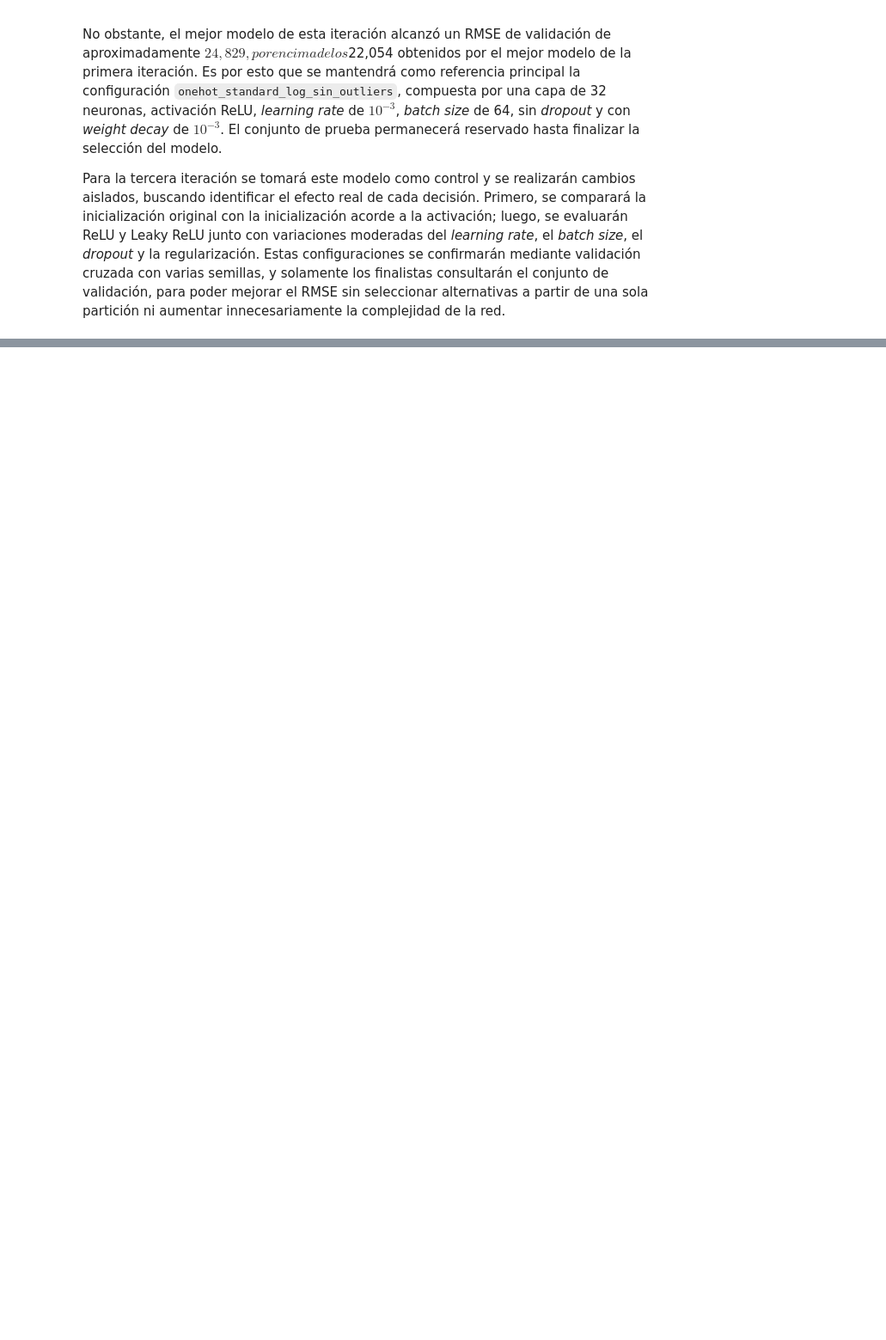
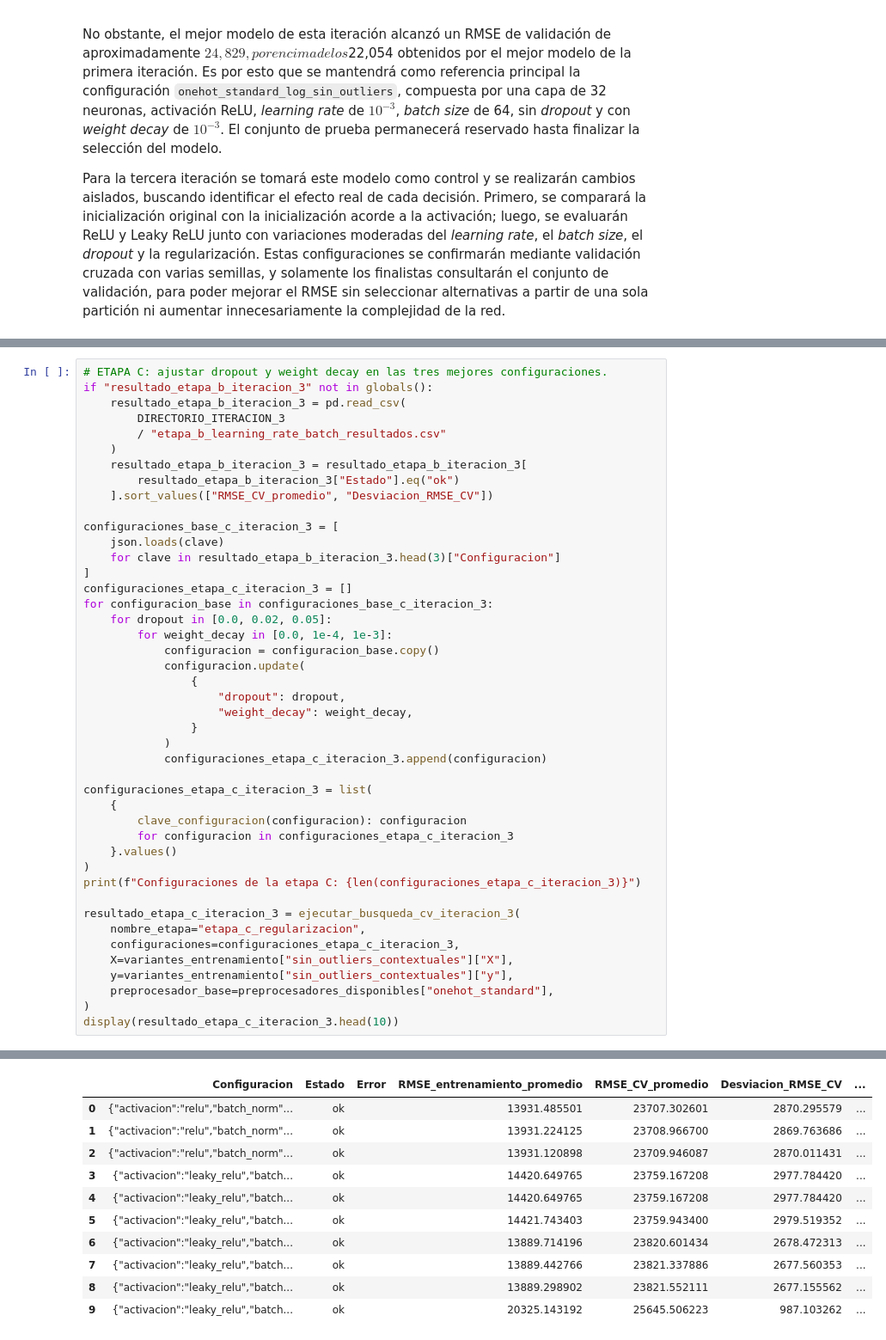
Before and after one commit to Bamo0507/Proyecto_1_Casas_Redes, a Jupyter notebook: Proyecto1.ipynb, the cells around one changed output, grey strips where cells are left out. Shown at 86% size. Saved outputs shown, nothing was run; the diff lists cells and outputs as text; blank space fills up the shorter version.

```diff
--- a/Proyecto1.ipynb
+++ b/Proyecto1.ipynb
@@ -3411,0 +3807,45 @@ Para la tercera iteración se tomará este modelo como control y se realizarán
+# %%
+# ETAPA C: ajustar dropout y weight decay en las tres mejores configuraciones.
+if "resultado_etapa_b_iteracion_3" not in globals():
+    resultado_etapa_b_iteracion_3 = pd.read_csv(
+        DIRECTORIO_ITERACION_3
+        / "etapa_b_learning_rate_batch_resultados.csv"
+    )
+    resultado_etapa_b_iteracion_3 = resultado_etapa_b_iteracion_3[
+        resultado_etapa_b_iteracion_3["Estado"].eq("ok")
+    ].sort_values(["RMSE_CV_promedio", "Desviacion_RMSE_CV"])
+
+configuraciones_base_c_iteracion_3 = [
+    json.loads(clave)
+    for clave in resultado_etapa_b_iteracion_3.head(3)["Configuracion"]
+]
+configuraciones_etapa_c_iteracion_3 = []
+for configuracion_base in configuraciones_base_c_iteracion_3:
+    for dropout in [0.0, 0.02, 0.05]:
+        for weight_decay in [0.0, 1e-4, 1e-3]:
+            configuracion = configuracion_base.copy()
+            configuracion.update(
+                {
+                    "dropout": dropout,
+                    "weight_decay": weight_decay,
+                }
+            )
+            configuraciones_etapa_c_iteracion_3.append(configuracion)
+
+configuraciones_etapa_c_iteracion_3 = list(
+    {
+        clave_configuracion(configuracion): configuracion
+        for configuracion in configuraciones_etapa_c_iteracion_3
+    }.values()
+)
+print(f"Configuraciones de la etapa C: {len(configuraciones_etapa_c_iteracion_3)}")
+
+resultado_etapa_c_iteracion_3 = ejecutar_busqueda_cv_iteracion_3(
+    nombre_etapa="etapa_c_regularizacion",
+    configuraciones=configuraciones_etapa_c_iteracion_3,
+    X=variantes_entrenamiento["sin_outliers_contextuales"]["X"],
+    y=variantes_entrenamiento["sin_outliers_contextuales"]["y"],
+    preprocesador_base=preprocesadores_disponibles["onehot_standard"],
+)
+display(resultado_etapa_c_iteracion_3.head(10))
+# %% [output]
@@ -3411,0 +3869,11 @@ Para la tercera iteración se tomará este modelo como control y se realizarán
+|  | Configuracion | Estado | Error | RMSE_entrenamiento_promedio | RMSE_CV_promedio | Desviacion_RMSE_CV | ... |
+| 0 | {"activacion":"relu","batch_norm"... | ok |  | 13931.485501 | 23707.302601 | 2870.295579 | ... |
+| 1 | {"activacion":"relu","batch_norm"... | ok |  | 13931.224125 | 23708.966700 | 2869.763686 | ... |
+| 2 | {"activacion":"relu","batch_norm"... | ok |  | 13931.120898 | 23709.946087 | 2870.011431 | ... |
+| 3 | {"activacion":"leaky_relu","batch... | ok |  | 14420.649765 | 23759.167208 | 2977.784420 | ... |
+| 4 | {"activacion":"leaky_relu","batch... | ok |  | 14420.649765 | 23759.167208 | 2977.784420 | ... |
+| 5 | {"activacion":"leaky_relu","batch... | ok |  | 14421.743403 | 23759.943400 | 2979.519352 | ... |
+| 6 | {"activacion":"leaky_relu","batch... | ok |  | 13889.714196 | 23820.601434 | 2678.472313 | ... |
+| 7 | {"activacion":"leaky_relu","batch... | ok |  | 13889.442766 | 23821.337886 | 2677.560353 | ... |
+| 8 | {"activacion":"leaky_relu","batch... | ok |  | 13889.298902 | 23821.552111 | 2677.155562 | ... |
+| 9 | {"activacion":"leaky_relu","batch... | ok |  | 20325.143192 | 25645.506223 | 987.103262 | ... |
```
Also changed, not shown: parts of 8 cells of this notebook, 18 other files.
